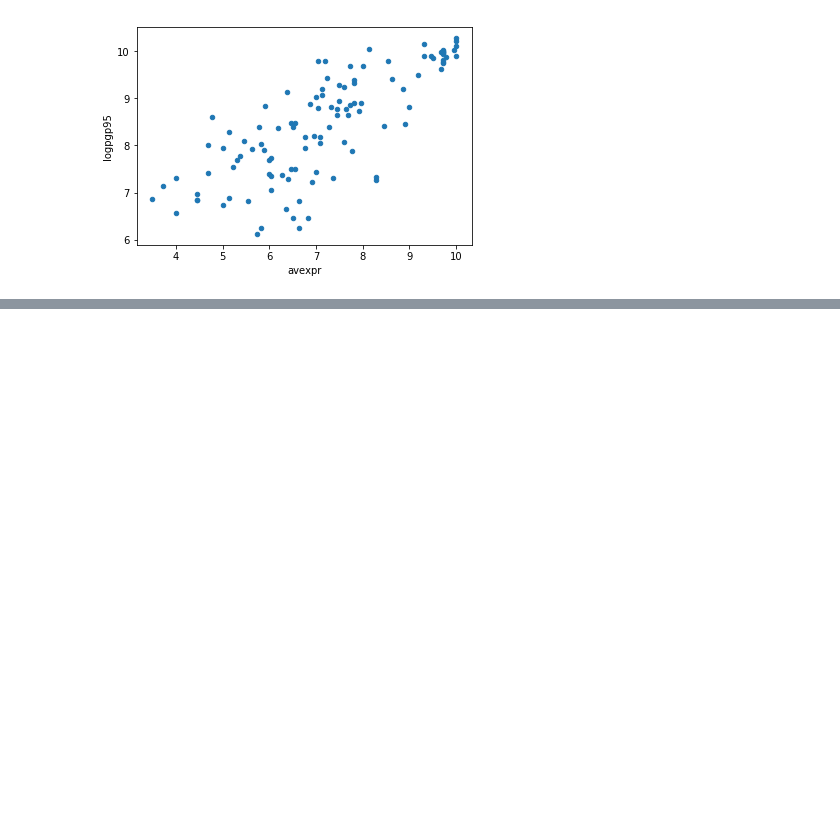
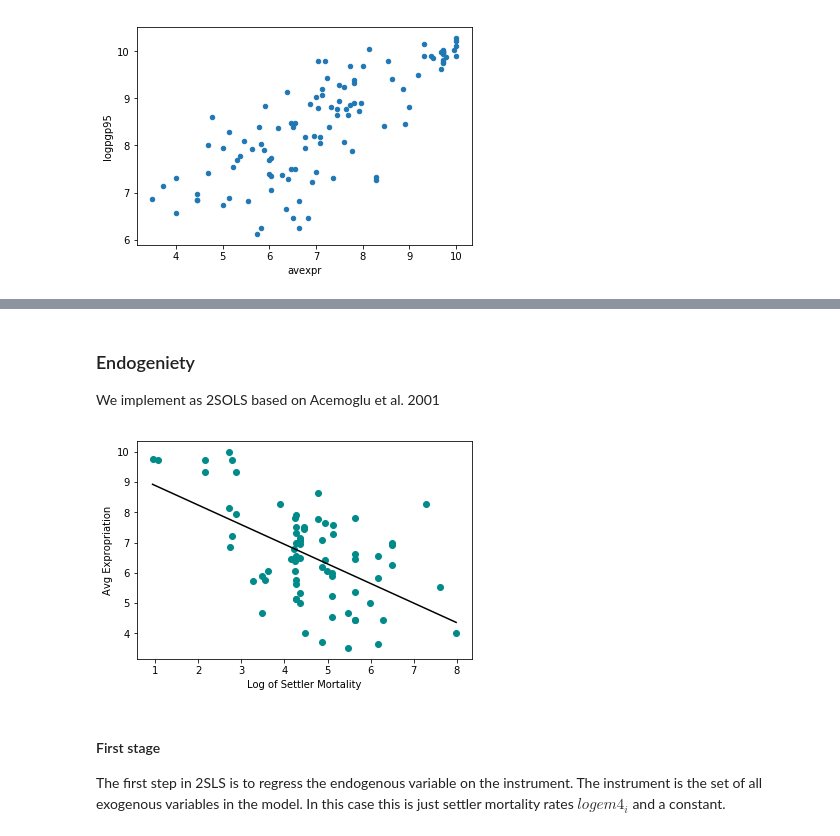
Before and after one commit to ariboyarsky/QuantEcon, a Jupyter notebook: Linear Regression.ipynb, the cells around one changed output, grey strips where cells are left out. Drawn from its saved outputs; the diff is of its cells as text; code cells hidden in the pictures; blank space fills up the shorter version.

```diff
--- a/Linear Regression.ipynb
+++ b/Linear Regression.ipynb
@@ -23,0 +124,23 @@ $$logpgp95_i = \beta_0 + \beta_iavexpr_i + \epsilon_i$$
+# %% [markdown]
+### Endogeniety
+
+We implement as 2SOLS based on Acemoglu et al. 2001
+# %%
+df1_sub2 = df1.dropna(subset=['logem4', 'avexpr'])
+
+x = df1_sub2['logem4']
+y = df1_sub2['avexpr']
+
+plt.scatter(x,y, color = "darkcyan")
+plt.xlabel("Log of Settler Mortality")
+plt.ylabel("Avg Expropriation")
+plt.plot(np.unique(x),
+         np.poly1d(np.polyfit(x, y, 1))(np.unique(x)),
+         color='black')
+plt.show()
+# %% [output]
+[figure, added]
+# %% [markdown]
+#### First stage
+
+The first step in 2SLS is to regress the endogenous variable on the instrument. The instrument is the set of all exogenous variables in the model. In this case this is just settler mortality rates *$logem4_i$* and a constant.
```
Also changed, not shown: parts of 22 cells of this notebook.
